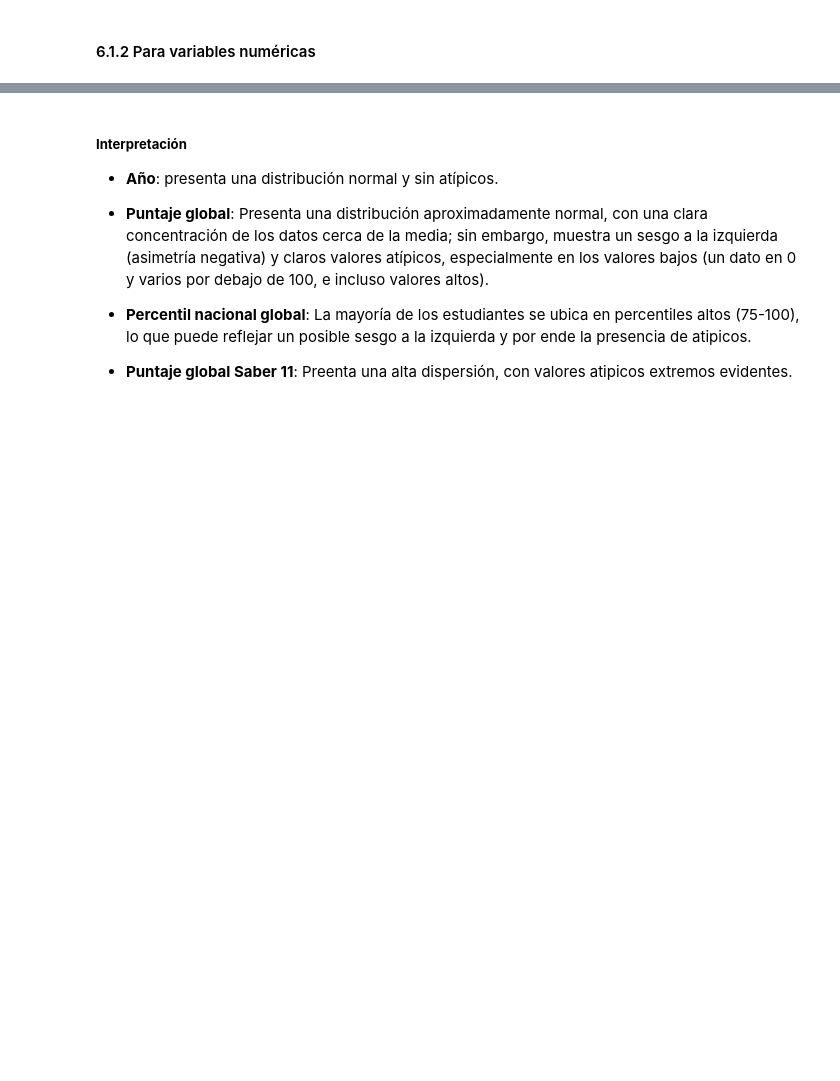
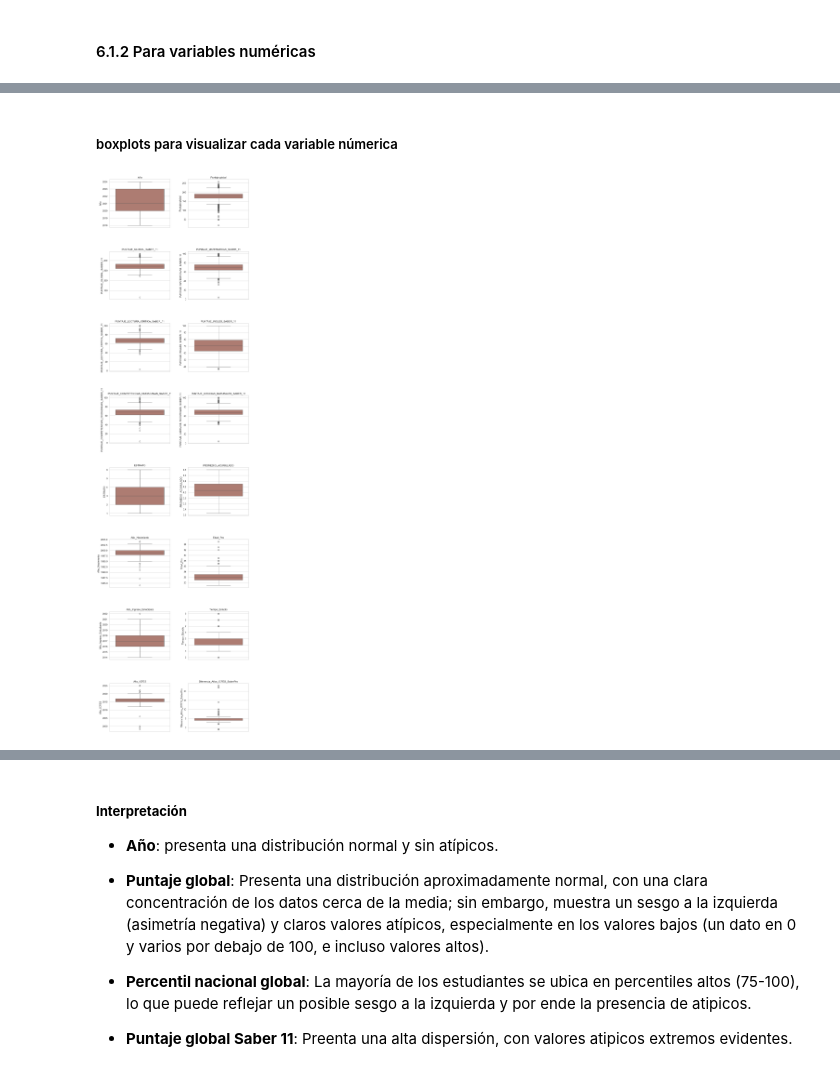
Before and after one commit to mafab9125/EDA_COURSE, a Jupyter notebook: Trabajo_Final_Exploratorio.ipynb, the cells around one changed output, grey strips where cells are left out. Saved outputs shown, nothing was run; the diff lists cells and outputs as text; code cells hidden in the pictures; blank space fills up the shorter version.

```diff
--- a/Trabajo_Final_Exploratorio.ipynb
+++ b/Trabajo_Final_Exploratorio.ipynb
@@ -978,0 +1350,19 @@ Estadisticas_descriptivas
+# %% [markdown]
+##### boxplots para visualizar cada variable númerica
+# %%
+def boxplots_2_por_fila(df):
+    num_variables = len(df.columns)
+    filas = (num_variables + 1) // 2  # Número de filas para 2 columnas por fila
+
+    plt.figure(figsize=(12, filas * 6))
+
+    for i, col in enumerate(df.columns):
+        plt.subplot(filas, 2, i + 1)
+        sns.boxplot(y=df[col], color="#B77668")
+        plt.title(col)
+
+    plt.subplots_adjust(hspace=0.5, wspace=0.3)  # Ajuste de espacio horizontal y vertical
+    plt.show()
+boxplots_2_por_fila(numericas)
+# %% [output]
+[figure, added]
```
Also changed, not shown: parts of 72 cells of this notebook.
